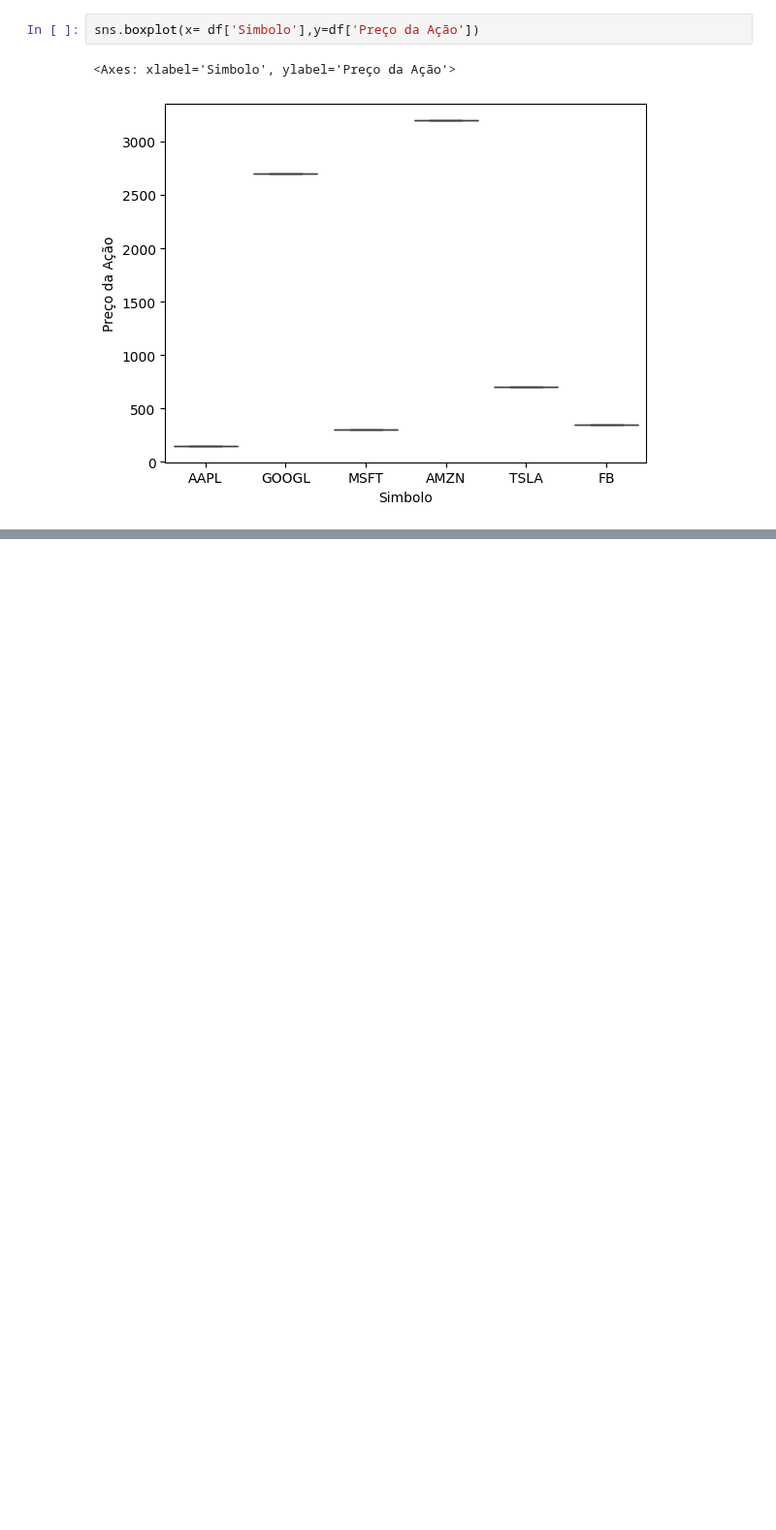
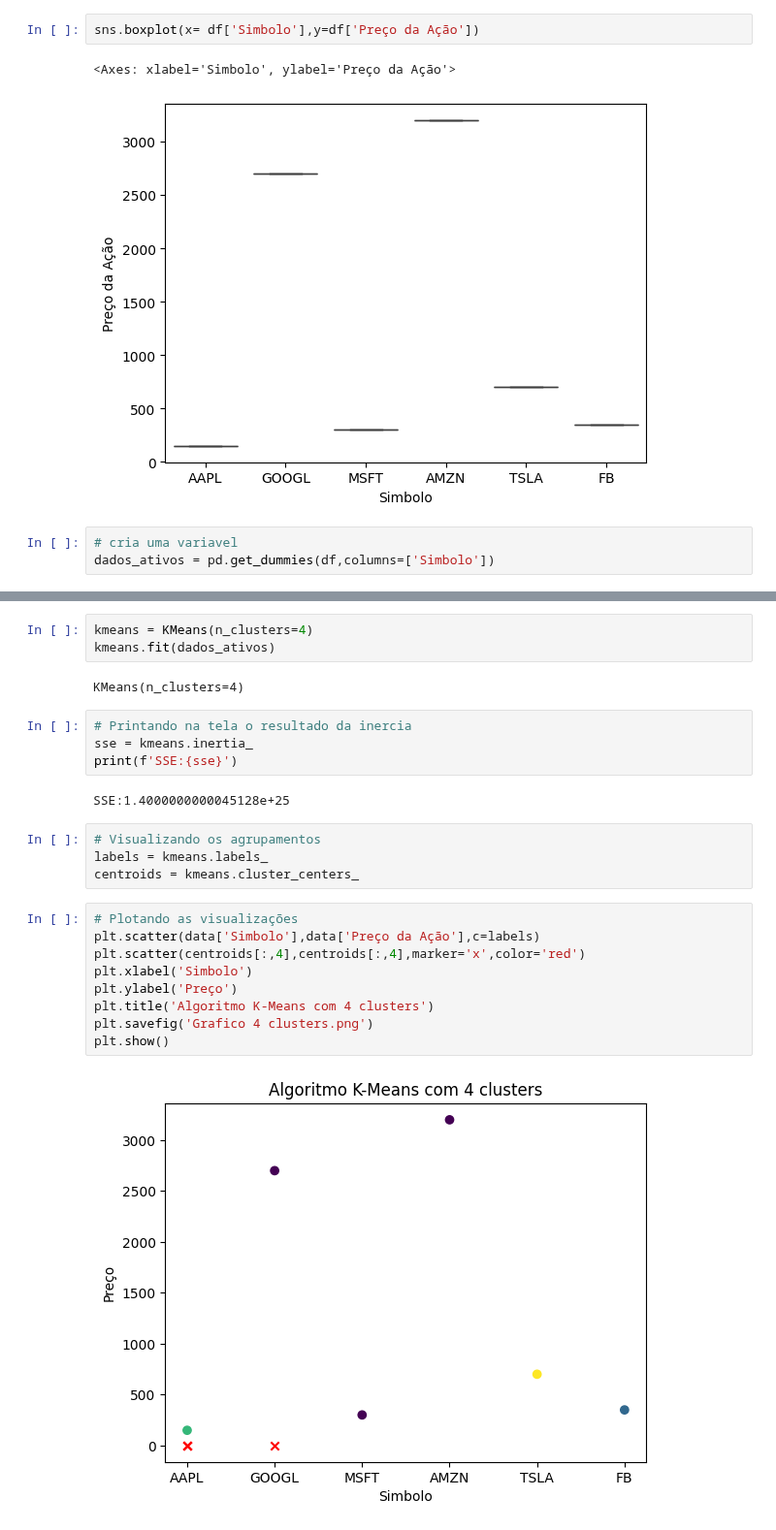
Before and after one commit to danielvieira95/Inteligencia_Artificial_2025, a Jupyter notebook: Turma-B/aula15/codigo1.ipynb, the cells around one changed output, grey strips where cells are left out. Shown at 97% size. Drawn from its saved outputs; the diff is of its cells as text; blank space fills up the shorter version.

Commit message:
aula 15
Gráfico 2d com 4 clusters
 Kmeans exemplo 1

```diff
--- a/Turma-B/aula15/codigo1.ipynb
+++ b/Turma-B/aula15/codigo1.ipynb
@@ -80,3 +80,6 @@ sns.boxplot(x= df['Simbolo'],y=df['Preço da Ação'])
 # %% [output]
 <Axes: xlabel='Simbolo', ylabel='Preço da Ação'>
 [figure]
+# %%
+# cria uma variavel
+dados_ativos = pd.get_dummies(df,columns=['Simbolo'])
@@ -82,0 +96,26 @@ sns.boxplot(x= df['Simbolo'],y=df['Preço da Ação'])
+# %%
+kmeans = KMeans(n_clusters=4)
+kmeans.fit(dados_ativos)
+# %% [output]
+KMeans(n_clusters=4)
+# %%
+# Printando na tela o resultado da inercia
+sse = kmeans.inertia_
+print(f'SSE:{sse}')
+# %% [output]
+SSE:1.4000000000045128e+25
+# %%
+# Visualizando os agrupamentos
+labels = kmeans.labels_
+centroids = kmeans.cluster_centers_
+# %%
+# Plotando as visualizações
+plt.scatter(data['Simbolo'],data['Preço da Ação'],c=labels)
+plt.scatter(centroids[:,4],centroids[:,4],marker='x',color='red')
+plt.xlabel('Simbolo')
+plt.ylabel('Preço')
+plt.title('Algoritmo K-Means com 4 clusters')
+plt.savefig('Grafico 4 clusters.png')
+plt.show()
+# %% [output]
+[figure, added]
```
Also changed, not shown: parts of 1 cell of this notebook, 1 other file.
